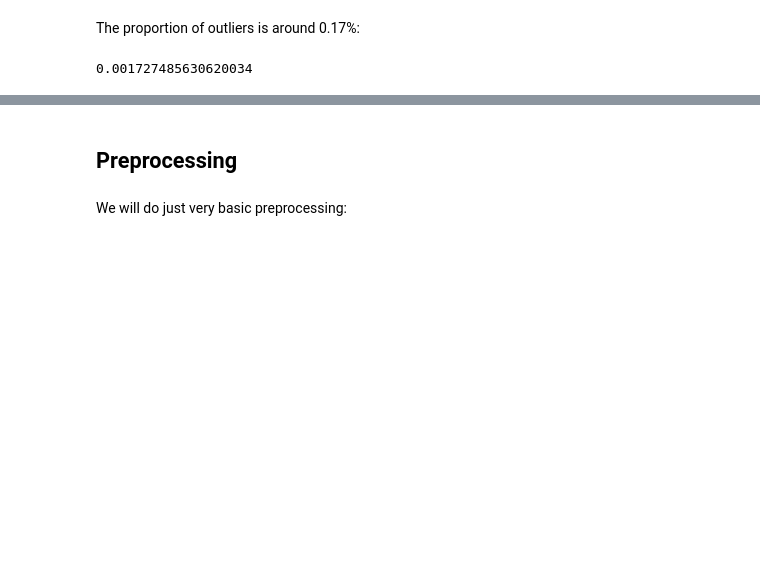
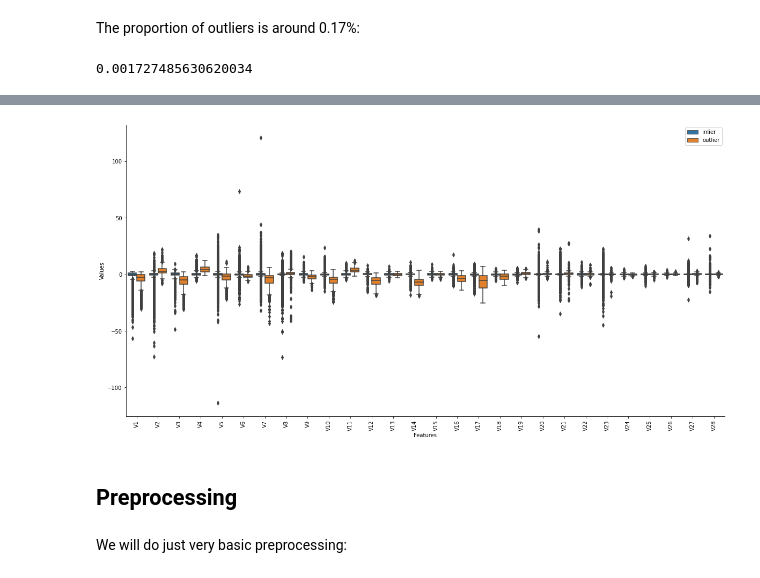
Before and after one commit to danieltsoukup/autoencoders, a Jupyter notebook: outlier_detection_with_autoencoders.ipynb, the cells around one changed output, grey strips where cells are left out. Drawn from its saved outputs; the diff is of its cells as text; code cells hidden in the pictures; blank space fills up the shorter version.

```diff
--- a/outlier_detection_with_autoencoders.ipynb
+++ b/outlier_detection_with_autoencoders.ipynb
@@ -205,3 +222,28 @@ y.mean()
+# %%
+#plot_data = data.loc[:, data.std() >= 1e-2]
+#plot_data = pd.concat([plot_data, data.outlier], axis=1)
+
+plot_data = data.drop("Time", axis=1).melt(value_vars=feature_cols,
+                    id_vars=["Class"],
+                    var_name='groups',
+                    value_name='vals')
+# %%
+fig, axs = plt.subplots(1, 1, figsize=(20, 10))
+sns.boxplot(x="groups", y="vals", hue="Class", data=plot_data, ax=axs)
+sns.despine()
+plt.xticks(rotation=90)
+plt.xlabel("Features")
+plt.ylabel("Values")
+L=plt.legend()
+L.get_texts()[0].set_text('inlier')
+L.get_texts()[1].set_text('outlier')
+
+# plt.plot(data[feature_cols].max(axis=0), linestyle="--", c="gray")
+# plt.plot(data[feature_cols].min(axis=0), linestyle="--", c="gray")
+
+plt.show()
+# %% [output]
+[figure, added]
 # %% [markdown]
 ## Preprocessing
 # %% [markdown]
```
Also changed, not shown: parts of 29 cells of this notebook, 1 other file.
